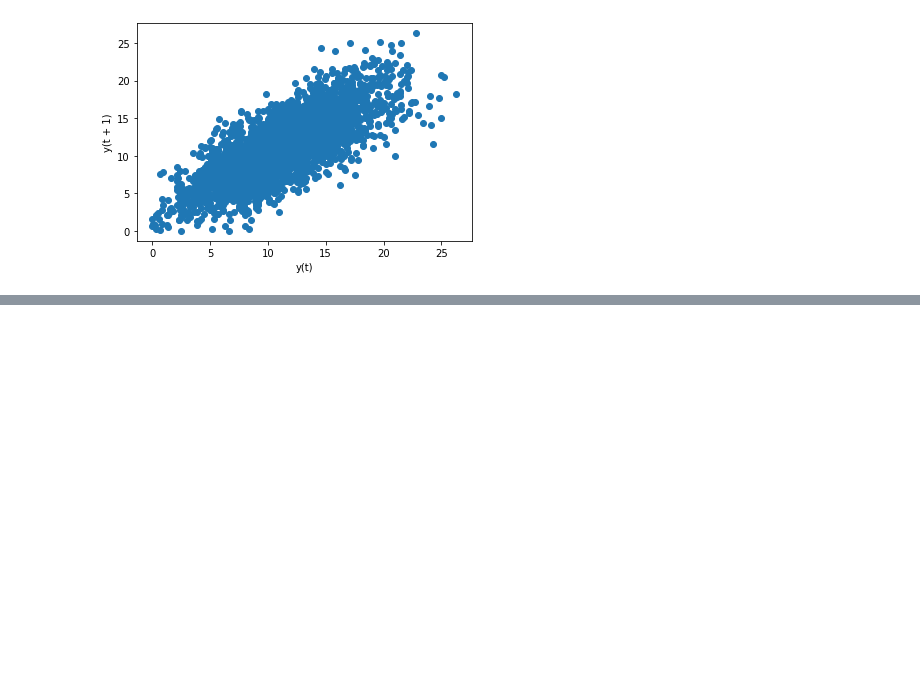
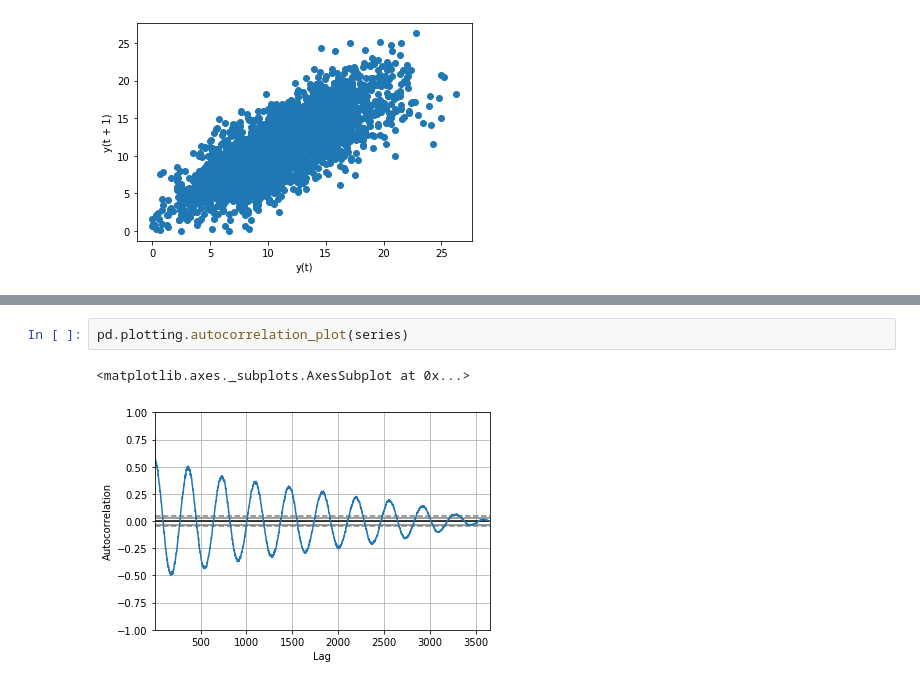
Before and after one commit to derek-shing/ProofOfConcept, a Jupyter notebook: Autoregressive.ipynb, the cells around one changed output, grey strips where cells are left out. Saved outputs shown, nothing was run; the diff lists cells and outputs as text; blank space fills up the shorter version.

```diff
--- a/Autoregressive.ipynb
+++ b/Autoregressive.ipynb
@@ -55,0 +68,5 @@ pd.plotting.lag_plot(df.Temp)
+# %%
+pd.plotting.autocorrelation_plot(series)
+# %% [output]
+<matplotlib.axes._subplots.AxesSubplot at 0x...>
+[figure, added]
```
Also changed, not shown: parts of 5 cells of this notebook.
